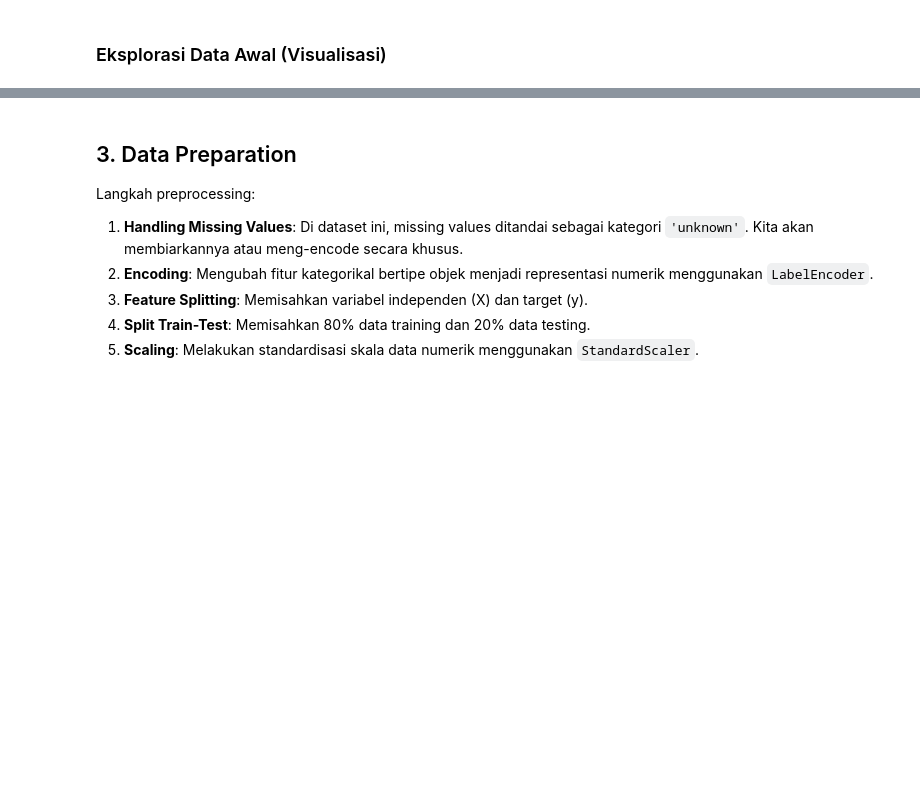
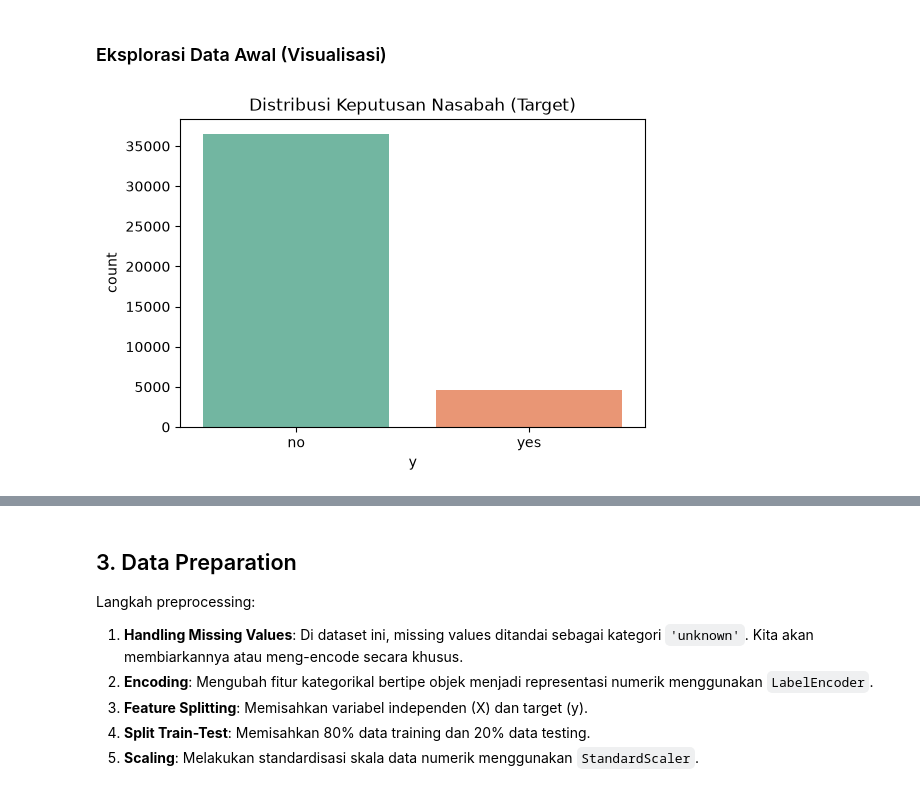
Before and after one commit to FikriBintangx/DataMining, a Jupyter notebook: uas_classification.ipynb, the cells around one changed output, grey strips where cells are left out. Cells and saved outputs as stored; diff of their text form; code cells hidden in the pictures; blank space fills up the shorter version.

```diff
--- a/uas_classification.ipynb
+++ b/uas_classification.ipynb
@@ -50,9 +77,11 @@ df.describe()
 # %%
 # 1. Distribusi Kelas Target (Subscription)
 plt.figure(figsize=(6, 4))
-sns.countplot(data=df, x='y', palette='Set2')
+sns.countplot(data=df, x='y', hue='y', palette='Set2', legend=False)
 plt.title('Distribusi Keputusan Nasabah (Target)')
 plt.show()
+# %% [output]
+[figure, added]
 # %%
 # 2. Distribusi Usia Nasabah berdasarkan berlangganan
 plt.figure(figsize=(8, 5))
```
Also changed, not shown: parts of 10 cells of this notebook, 1 other file.
